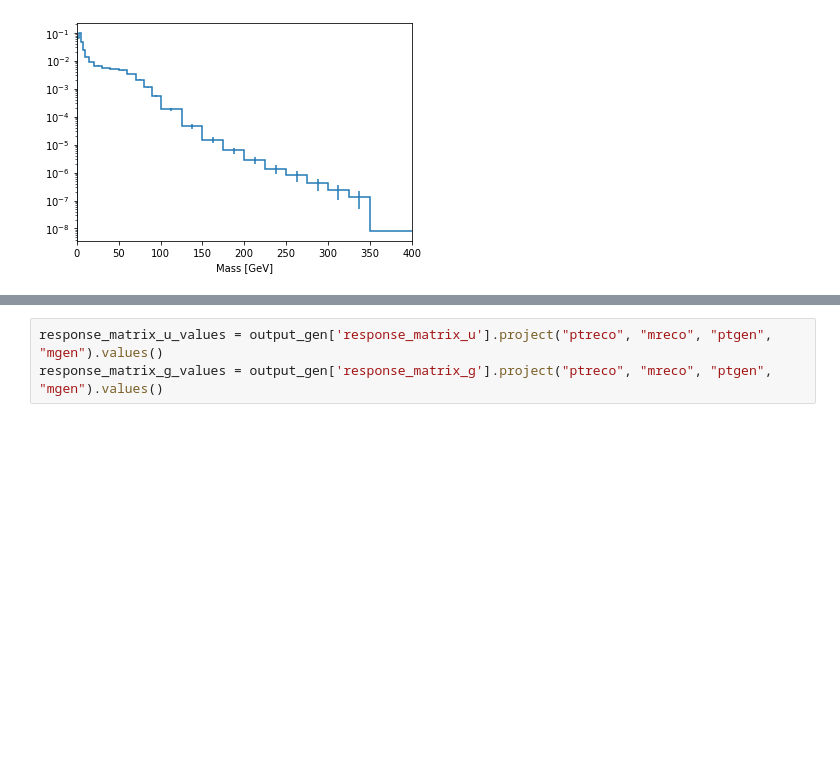
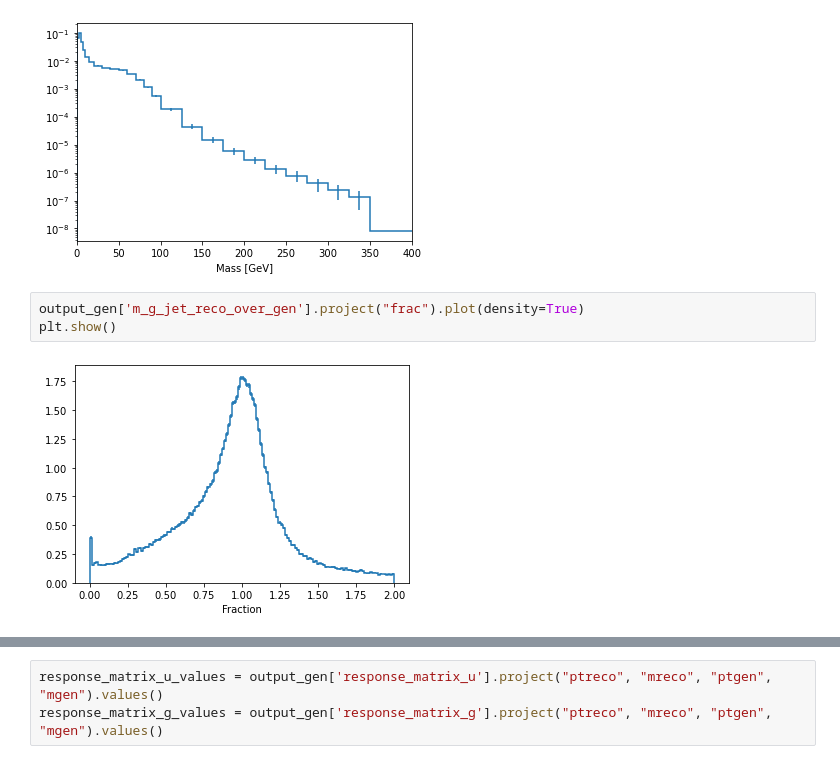
Before and after one commit to rappoccio/QJetMassUproot, a Jupyter notebook: compare_datamc_nanov9.ipynb, the cells around one changed output, grey strips where cells are left out. Drawn from its saved outputs; the diff is of its cells as text; blank space fills up the shorter version.

```diff
--- a/compare_datamc_nanov9.ipynb
+++ b/compare_datamc_nanov9.ipynb
@@ -150,3 +150,8 @@ plt.xlim(0,400)
 plt.show()
 # %% [output]
 [figure]
+# %%
+output_gen['m_g_jet_reco_over_gen'].project("frac").plot(density=True)
+plt.show()
+# %% [output]
+[figure, added]
```
Also changed, not shown: parts of 20 cells of this notebook, 7 other files.
